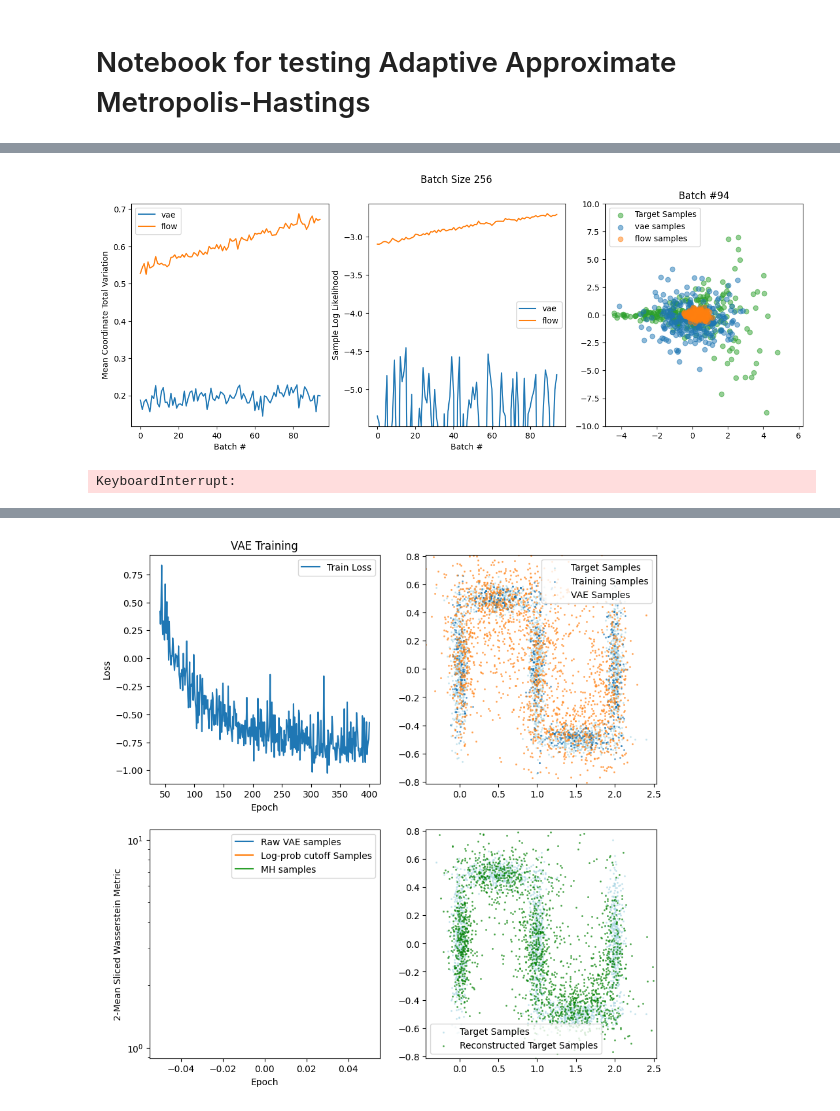
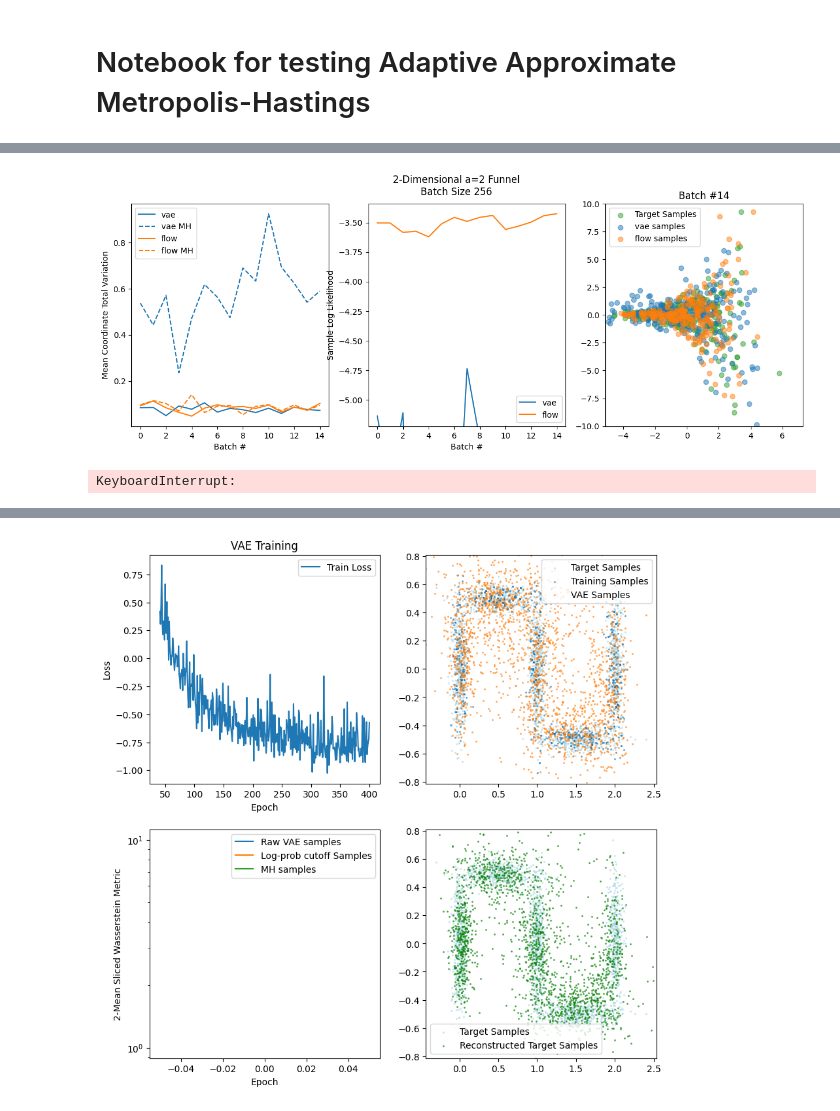
Before and after one commit to xapq/approximate-metropolis-hastings, a Jupyter notebook: notebooks/AdaptiveMH.ipynb, the cells around one changed output, grey strips where cells are left out. Drawn from its saved outputs; the diff is of its cells as text; code cells hidden in the pictures.

```diff
--- a/notebooks/AdaptiveMH.ipynb
+++ b/notebooks/AdaptiveMH.ipynb
@@ -19,9 +19,9 @@ device: cpu
 # target = create_serpentine(n_sections=3, section_height=1, section_width=1, device=device)
 # target = create_random_gaussian_mixture(dim=2, n_components=10, variance_lim=(0.0001, 0.001), seed=39)
 # target = IndependentMultivariateNormal(mean=torch.tensor([0., -5.]), std=torch.tensor(0.1))
-target = Funnel(dim=2, a=2)
+target = Funnel(dim=2, a=2, device=device)
 initial_sample = torch.distributions.Normal(loc=torch.tensor([1.0, 0.0]), scale=0.25).sample((200,))
 # initial_sample = target.sample((500,))
-visualize_distribution(target, sample_size=6_000, levels=20, plot_samples=True)
+visualize_distribution(target, sample_size=1_000, levels=20, plot_samples=True)
 # plt.gca().scatter(*pl(initial_sample), zorder=4, alpha=0.9)
 # %% [output]
@@ -39,6 +39,7 @@ vae_ml_estimator = IWLikelihoodEstimator(
 #    time_step=0.8,
 #    precondition=True
 )
+vae.log_prob = vae_ml_estimator
 vae_trainer = AdaptiveVAETrainer(
     target=target,
     model=vae,
@@ -46,8 +47,8 @@ vae_trainer = AdaptiveVAETrainer(
     initial_sample=initial_sample,
     device=device,
     optimizer='adam',
-    lr=1e-3,
-    backward_kl_factor=0.0
+    lr=3e-3,
+    kl_annealing_batches=25,
 )
 
 flow = RNVP(num_blocks=6, dim=target.dim, device=device)
@@ -56,7 +57,7 @@ flow_trainer = AdaptiveFlowTrainer(
     forward_kl_factor=1,
     backward_kl_factor=1,
     optimizer='adam',
-    lr=1e-3
+    lr=3e-3
 )
 # %%
 # %%time
@@ -78,49 +79,54 @@ def visualize_training():
     for batch_idx in range(n_batches):
         clear_output(wait=True)
         fig, axs = plt.subplots(ncols=3, figsize=(15,5))
-        fig.suptitle(f'Batch Size {batch_size}')
+        fig.suptitle(f'{target.friendly_name}\nBatch Size {batch_size}')
 
         axs[2].scatter(*pl(target_samples), label='Target Samples', alpha=0.5, color='tab:green')
         xlim = axs[2].get_xlim()
         ylim = axs[2].get_ylim()
 
         for model_name, model, trainer in models:
-            model_samples = trainer.sample_and_train(batch_size=batch_size)
+            # model_samples = trainer.sample_and_train(batch_size=batch_size)
+            trainer.train_on_sample(target_samples)
+            model_samples = model.sample((batch_size,))
             test_logs[model_name + '_likelihood'].append(target.log_prob(model_samples).mean().item())
             test_logs[model_name + '_metric'].append(metric(target_samples, model_samples))
             axs[2].scatter(*pl(model_samples), label=model_name + ' samples', alpha=0.5)
+            mh_samples = MetropolisHastingsFilter(model, target).apply(model_samples)
+            test_logs[model_name + '_mh_metric'].append(metric(target_samples, mh_samples))
 
         ax = axs[2]
         ax.set_title(f'Batch #{batch_idx}')
         ax.set_xlim(xlim)
         ax.set_ylim(-10, 10)
 
         ax = axs[0]
         ax.set_xlabel('Batch #')
         ax.set_ylabel(metric.name())
         for model_name, _, __ in models:
-            ax.plot(np.arange(batch_idx + 1), test_logs[model_name + '_metric'], label=model_name)
+            line = ax.plot(np.arange(batch_idx + 1), test_logs[model_name + '_metric'], label=model_name)
+            ax.plot(np.arange(batch_idx + 1), test_logs[model_name + '_mh_metric'], label=model_name+' MH', c=line[0].get_color(), linestyle='--')
 
         ax = axs[1]
         ax.set_xlabel('Batch #')
         ax.set_ylabel('Sample Log Likelihood')
         for model_name, _, __ in models:
             ax.plot(np.arange(batch_idx + 1), test_logs[model_name + '_likelihood'], label=model_name)
         ymin = min([test_logs[model_name + '_likelihood'][0] for model_name, _, __ in models])
         ymax = max([np.max(test_logs[model_name + '_likelihood']) for model_name, _, __ in models])
         padding = 0.05
         yrange = ymax - ymin
         ax.set_ylim(ymin - padding*yrange, ymax + padding*yrange)
 
         for ax in axs:
             ax.legend()
 
         plt.show()
         sleep(1)
 
     vae.eval()
 
 visualize_training()
 # %% [output]
-[figure, old version]
+[figure, new version]
 KeyboardInterrupt:
```
Also changed, not shown: parts of 3 cells of this notebook, 5 other files.
